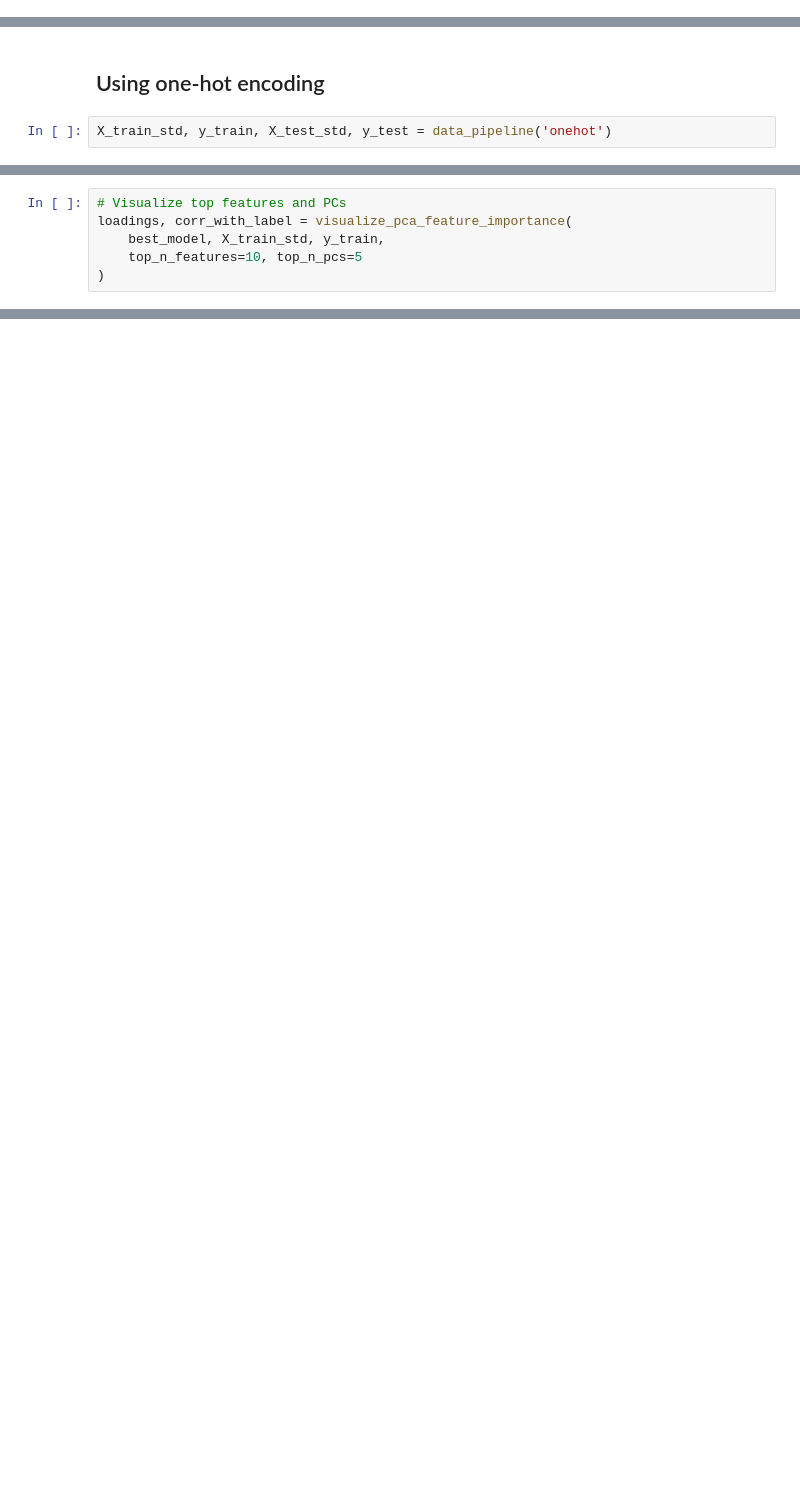
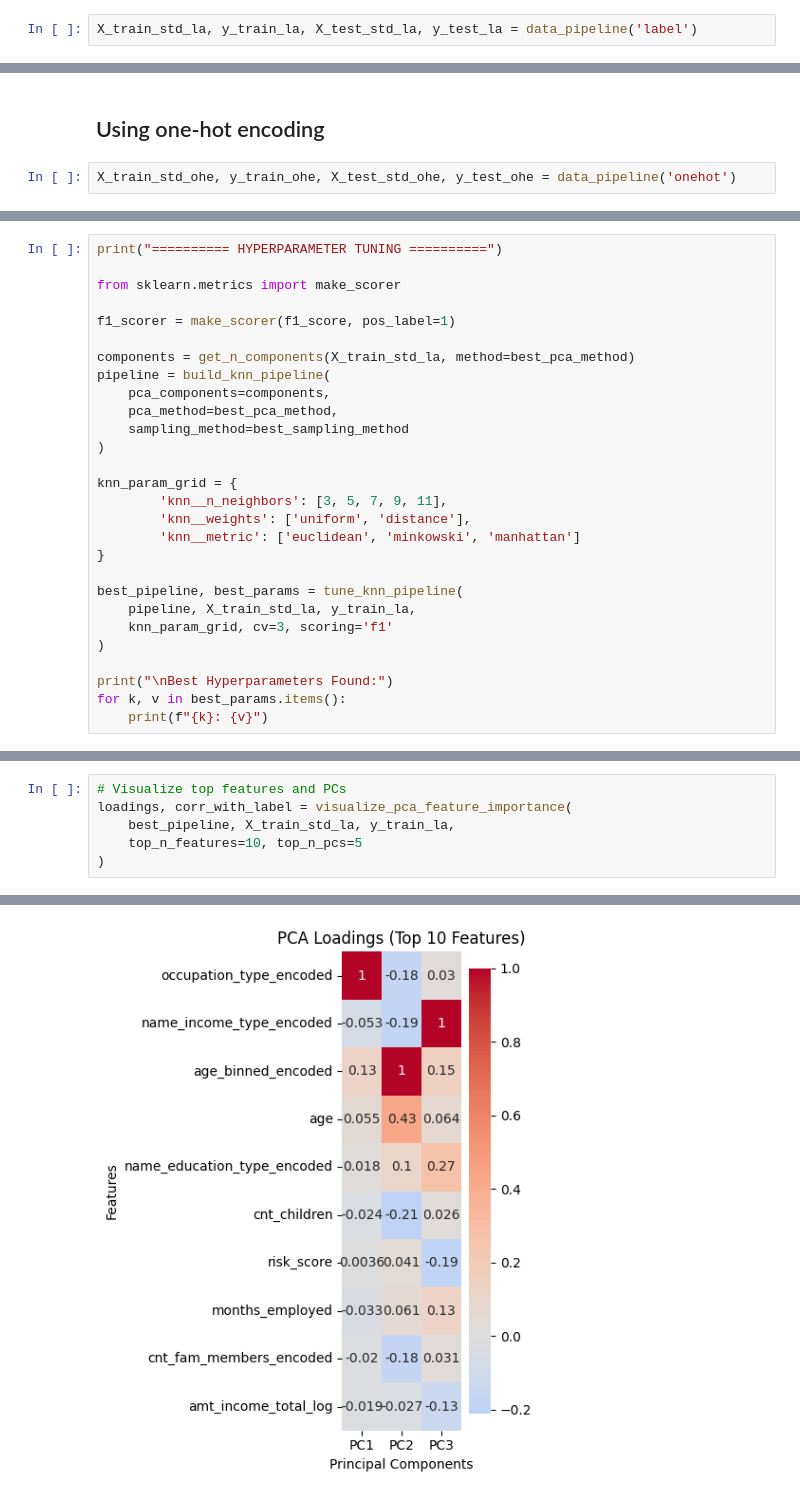
Before and after one commit to alyssa-tsh/CS3244_ML_Project, a Jupyter notebook: KNN.ipynb, the cells around one changed output, grey strips where cells are left out. Cells and saved outputs as stored; diff of their text form; blank space fills up the shorter version.

```diff
--- a/KNN.ipynb
+++ b/KNN.ipynb
@@ -24,0 +36,2 @@ from functions import data_pipeline
+# %%
+X_train_std_la, y_train_la, X_test_std_la, y_test_la = data_pipeline('label')
@@ -25,6 +56,6 @@ from functions import data_pipeline
 # %% [markdown]
 ## Using one-hot encoding
 # %%
-X_train_std, y_train, X_test_std, y_test = data_pipeline('onehot')
+X_train_std_ohe, y_train_ohe, X_test_std_ohe, y_test_ohe = data_pipeline('onehot')
 # %% [output]
 Loading data
@@ -322,0 +548,28 @@ Starting PCA+KNN pipeline (Base)
+# %%
+print("========== HYPERPARAMETER TUNING ==========")
+
+from sklearn.metrics import make_scorer
+
+f1_scorer = make_scorer(f1_score, pos_label=1)
+
+components = get_n_components(X_train_std_la, method=best_pca_method)
+pipeline = build_knn_pipeline(
+    pca_components=components,
+    pca_method=best_pca_method,
+    sampling_method=best_sampling_method
+)
+
+knn_param_grid = {
+        'knn__n_neighbors': [3, 5, 7, 9, 11],
+        'knn__weights': ['uniform', 'distance'],
+        'knn__metric': ['euclidean', 'minkowski', 'manhattan']
+}
+
+best_pipeline, best_params = tune_knn_pipeline(
+    pipeline, X_train_std_la, y_train_la,
+    knn_param_grid, cv=3, scoring='f1'
+)
+
+print("\nBest Hyperparameters Found:")
+for k, v in best_params.items():
+    print(f"{k}: {v}")
@@ -323,6 +698,7 @@ Starting PCA+KNN pipeline (Base)
 # %%
 # Visualize top features and PCs
 loadings, corr_with_label = visualize_pca_feature_importance(
-    best_model, X_train_std, y_train,
+    best_pipeline, X_train_std_la, y_train_la,
     top_n_features=10, top_n_pcs=5
 )
+# %% [output]
@@ -328,0 +717 @@ loadings, corr_with_label = visualize_pca_feature_importance(
+[figure, added]
```
Also changed, not shown: parts of 29 cells of this notebook.
